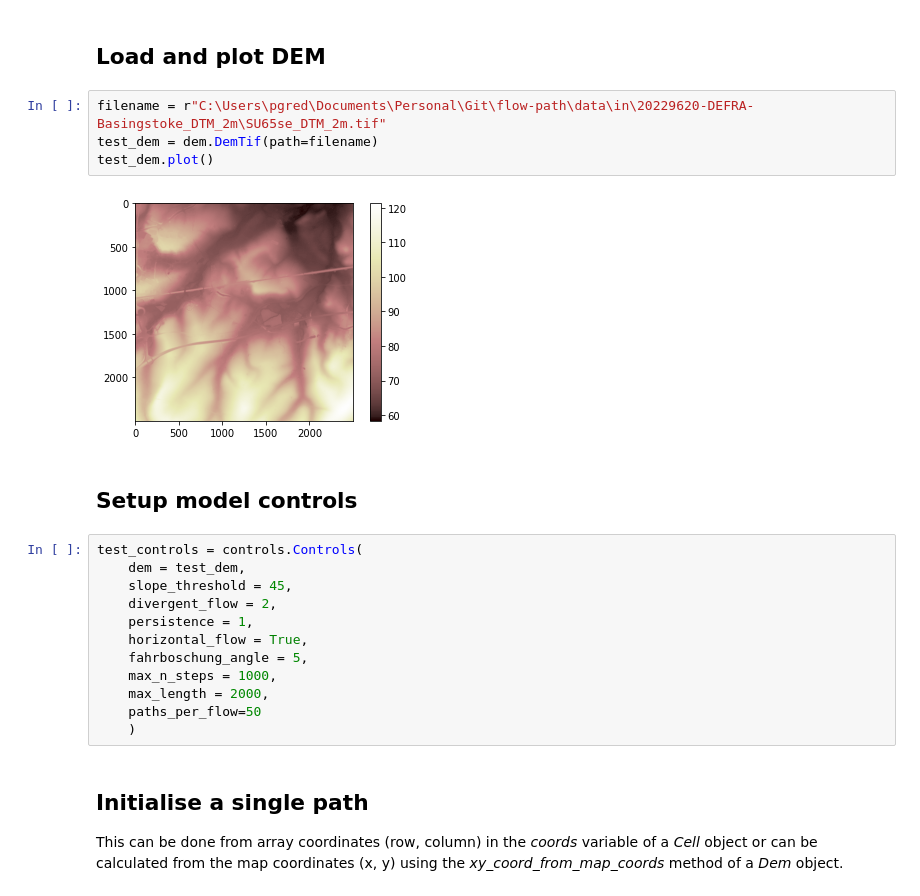
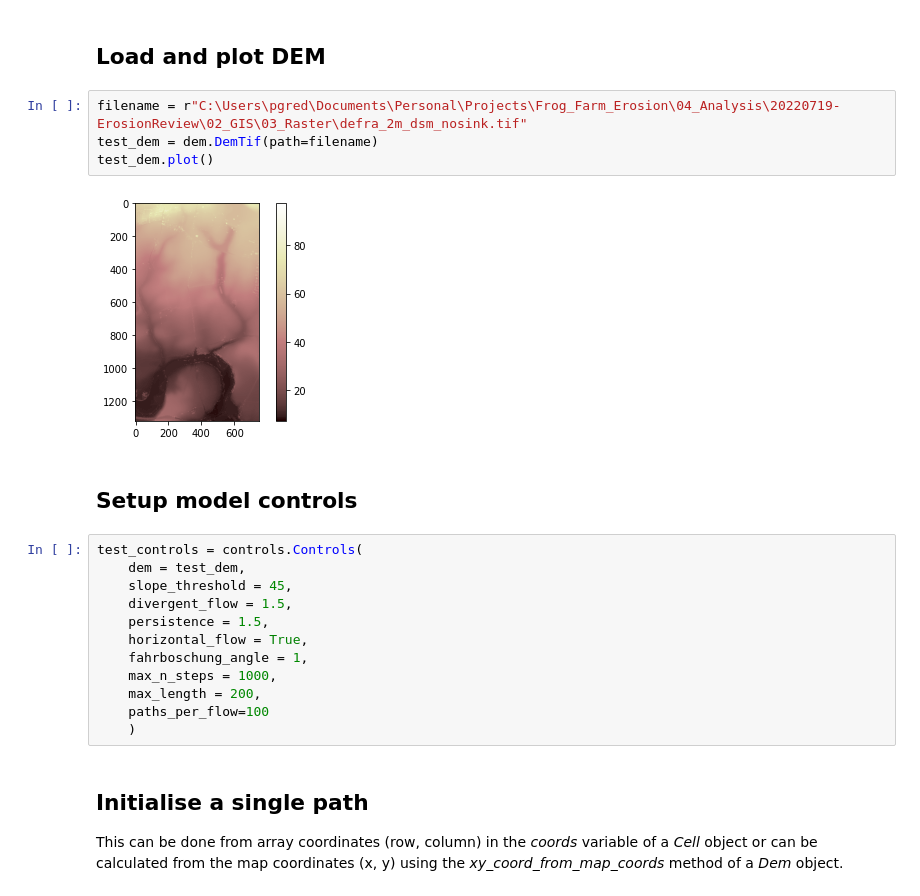
Before and after one commit to pgr1c11/flow-path, a Jupyter notebook: notebooks/flow-path-notebook.ipynb, the cells around one changed output. Cells and saved outputs as stored; diff of their text form.

Commit message:
build: add frog farm flow

```diff
--- a/notebooks/flow-path-notebook.ipynb
+++ b/notebooks/flow-path-notebook.ipynb
@@ -11,24 +11,24 @@ import src.map as map
 # %% [markdown]
 ## Load and plot DEM
 # %%
-filename = r"C:\Users\pgred\Documents\Personal\Git\flow-path\data\in\20229620-DEFRA-Basingstoke_DTM_2m\SU65se_DTM_2m.tif"
+filename = r"C:\Users\pgred\Documents\Personal\Projects\Frog_Farm_Erosion\04_Analysis\20220719-ErosionReview\02_GIS\03_Raster\defra_2m_dsm_nosink.tif"
 test_dem = dem.DemTif(path=filename)
 test_dem.plot()
 # %% [output]
-[figure, old version]
+[figure, new version]
 # %% [markdown]
 ## Setup model controls
 # %%
 test_controls = controls.Controls(
     dem = test_dem,
     slope_threshold = 45,
-    divergent_flow = 2,
-    persistence = 1,
+    divergent_flow = 1.5,
+    persistence = 1.5,
     horizontal_flow = True,
-    fahrboschung_angle = 5,
+    fahrboschung_angle = 1,
     max_n_steps = 1000,
-    max_length = 2000,
-    paths_per_flow=50
+    max_length = 200,
+    paths_per_flow=100
     )
 # %% [markdown]
 ## Initialise a single path
```
Also changed, not shown: parts of 4 cells of this notebook, 17 other files.
